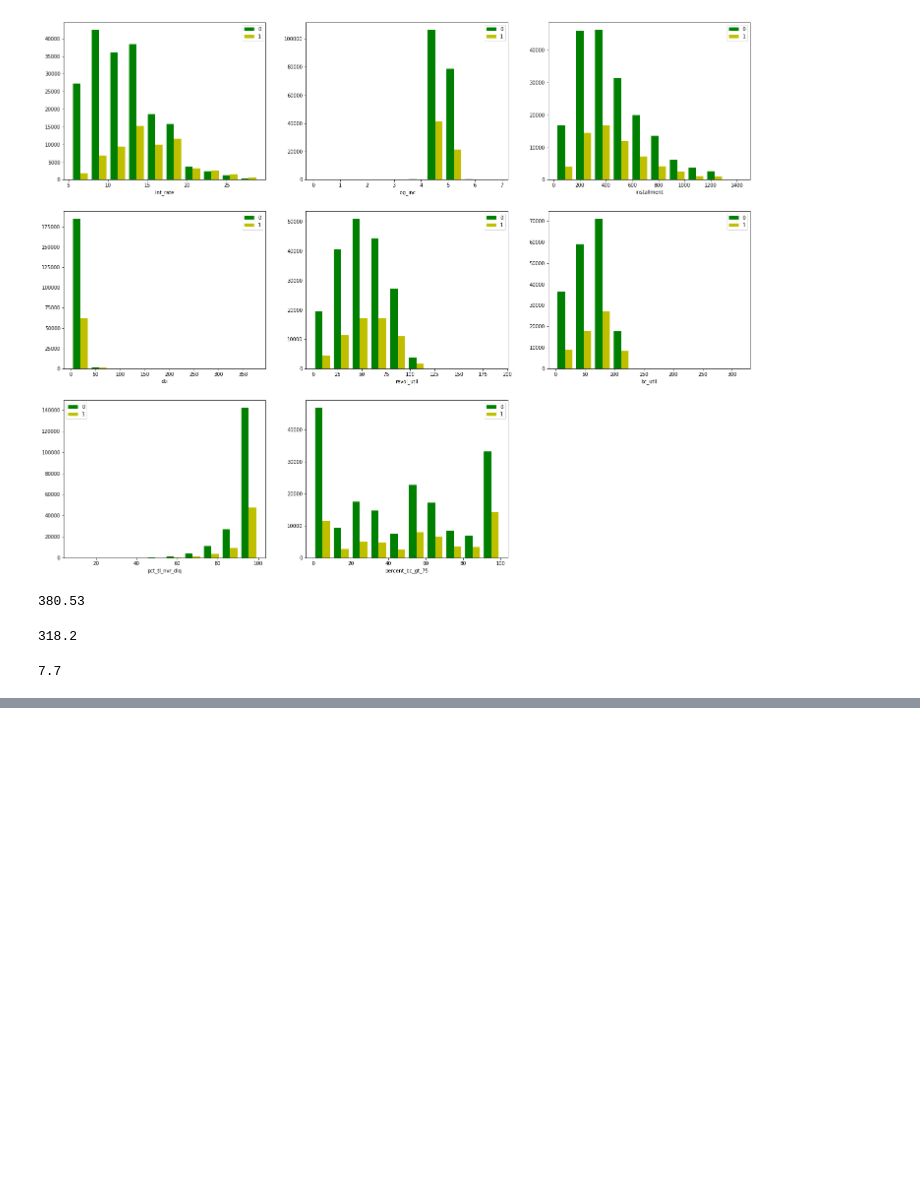
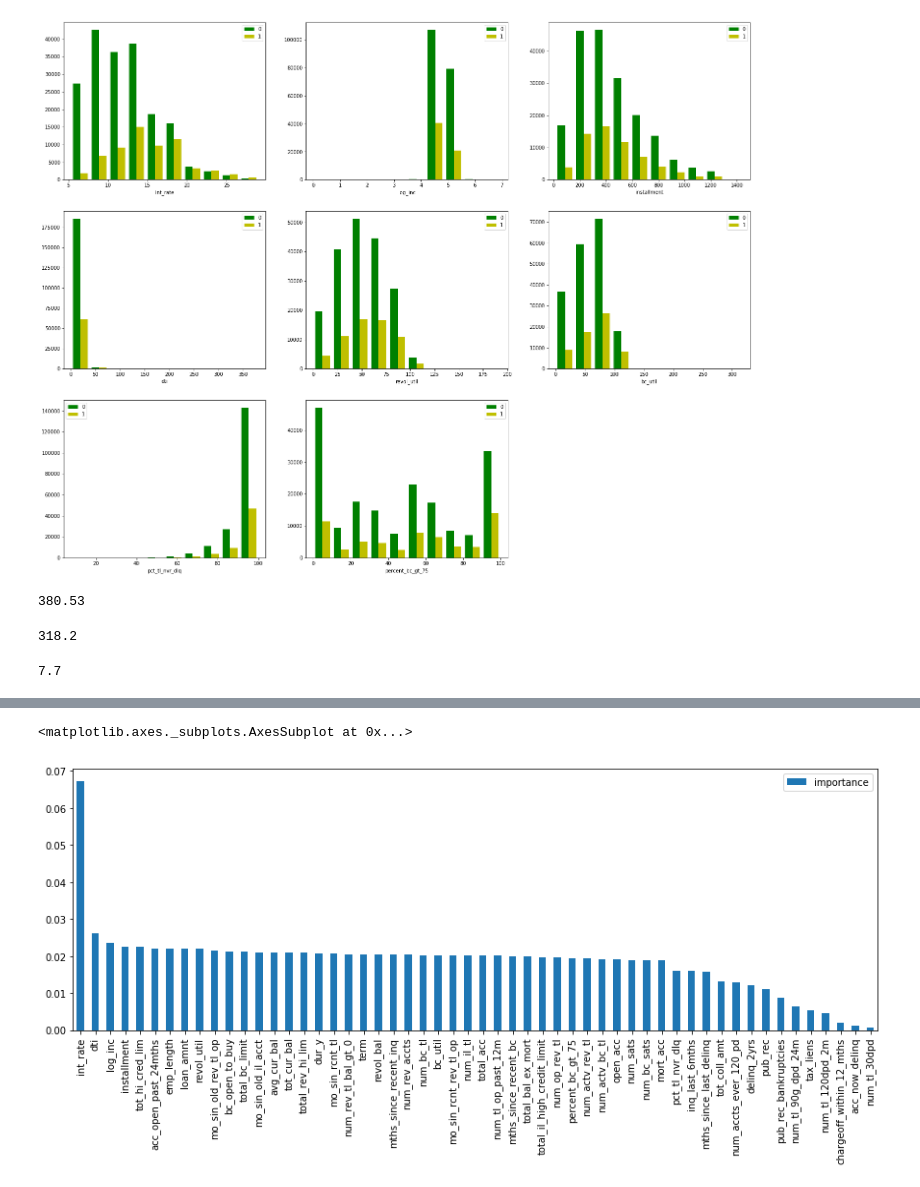
Before and after one commit to kristineguan/Lending-Club-PD-modeling, a Jupyter notebook: Lending Club.ipynb, the cells around one changed output, grey strips where cells are left out. Cells and saved outputs as stored; diff of their text form; code cells hidden in the pictures; blank space fills up the shorter version.

```diff
--- a/Lending Club.ipynb
+++ b/Lending Club.ipynb
@@ -349,0 +381,10 @@ lll_object
+# %%
+from sklearn.ensemble import ExtraTreesClassifier
+clf = ExtraTreesClassifier()
+clf = clf.fit(x_train[ll_float+ll_int], y_train)
+# %%
+fea_imp=pd.DataFrame(clf.feature_importances_,index=ll_float+ll_int,columns=['importance'])
+fea_imp.sort_values('importance',ascending=False).plot(kind='bar',figsize=(15,5))
+# %% [output]
+<matplotlib.axes._subplots.AxesSubplot at 0x...>
+[figure, added]
```
Also changed, not shown: parts of 17 cells of this notebook.
